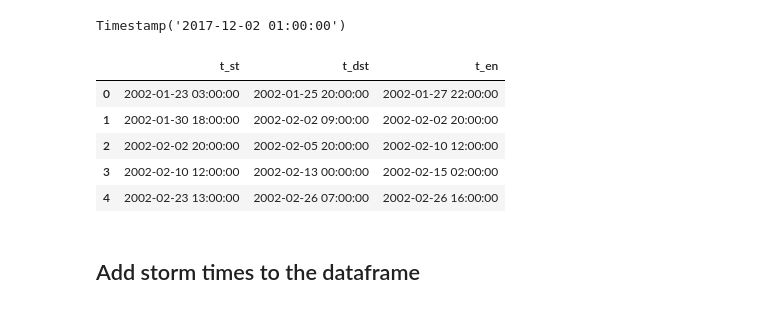
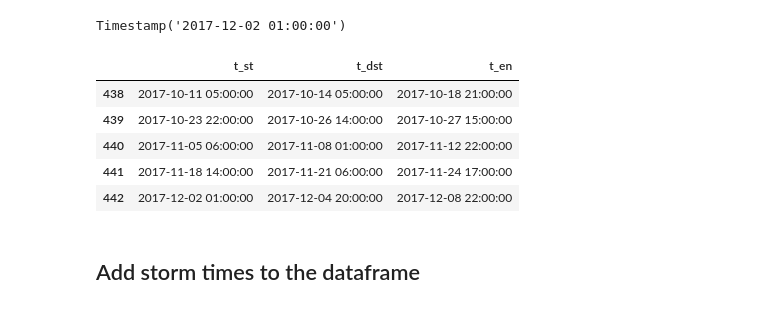
Before and after one commit to kylermurphy/SatDrag, a Jupyter notebook: Notebooks/Drag_database_v3.ipynb, the cells around one changed output. Drawn from its saved outputs; the diff is of its cells as text; code cells hidden in the pictures.

```diff
--- a/Notebooks/Drag_database_v3.ipynb
+++ b/Notebooks/Drag_database_v3.ipynb
@@ -105,14 +119,14 @@ storm_time['t_st'].max()
 # %% [output]
 Timestamp('2017-12-02 01:00:00')
 # %%
-storm_time.head()
+storm_time.tail()
 # %% [output]
 |  | t_st | t_dst | t_en |
-| 0 | 2002-01-23 03:00:00 | 2002-01-25 20:00:00 | 2002-01-27 22:00:00 |
-| 1 | 2002-01-30 18:00:00 | 2002-02-02 09:00:00 | 2002-02-02 20:00:00 |
-| 2 | 2002-02-02 20:00:00 | 2002-02-05 20:00:00 | 2002-02-10 12:00:00 |
-| 3 | 2002-02-10 12:00:00 | 2002-02-13 00:00:00 | 2002-02-15 02:00:00 |
-| 4 | 2002-02-23 13:00:00 | 2002-02-26 07:00:00 | 2002-02-26 16:00:00 |
+| 438 | 2017-10-11 05:00:00 | 2017-10-14 05:00:00 | 2017-10-18 21:00:00 |
+| 439 | 2017-10-23 22:00:00 | 2017-10-26 14:00:00 | 2017-10-27 15:00:00 |
+| 440 | 2017-11-05 06:00:00 | 2017-11-08 01:00:00 | 2017-11-12 22:00:00 |
+| 441 | 2017-11-18 14:00:00 | 2017-11-21 06:00:00 | 2017-11-24 17:00:00 |
+| 442 | 2017-12-02 01:00:00 | 2017-12-04 20:00:00 | 2017-12-08 22:00:00 |
 # %% [markdown]
 ## Add storm times to the dataframe
 # %%
```
Also changed, not shown: parts of 11 cells of this notebook, 3 other files.
